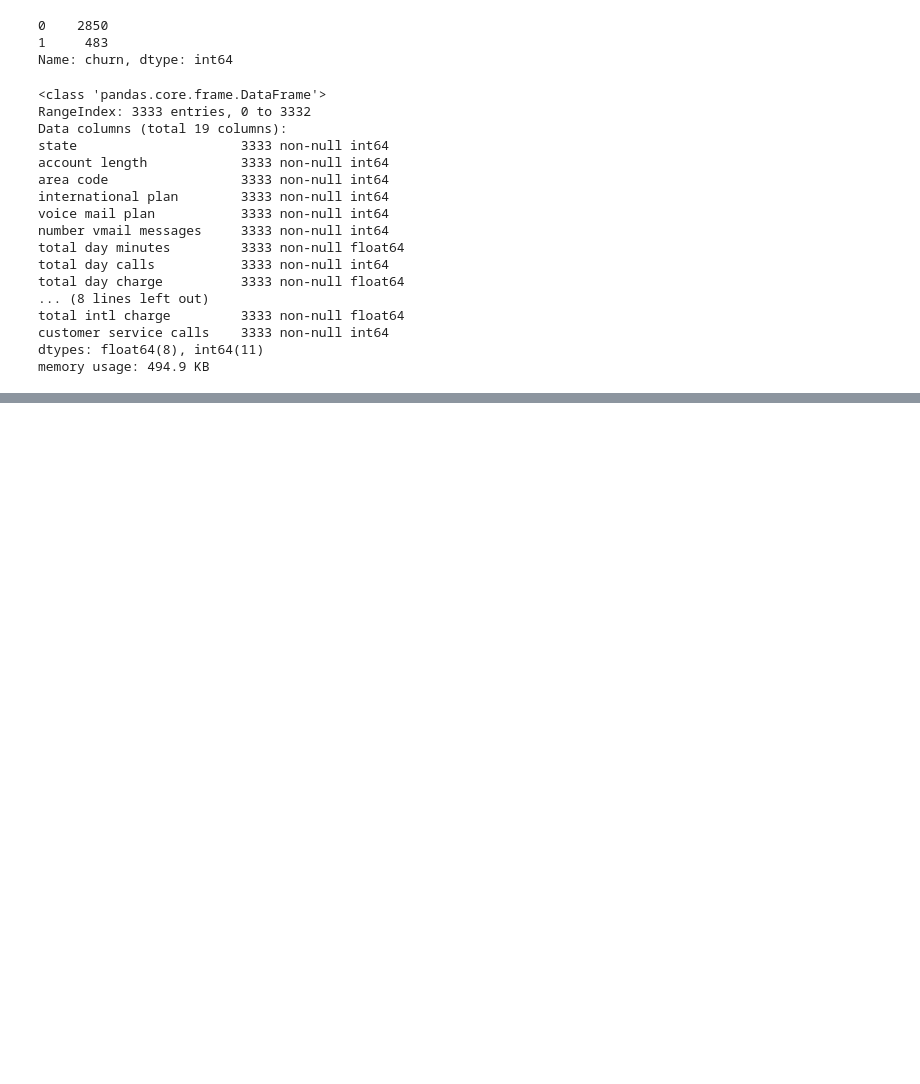
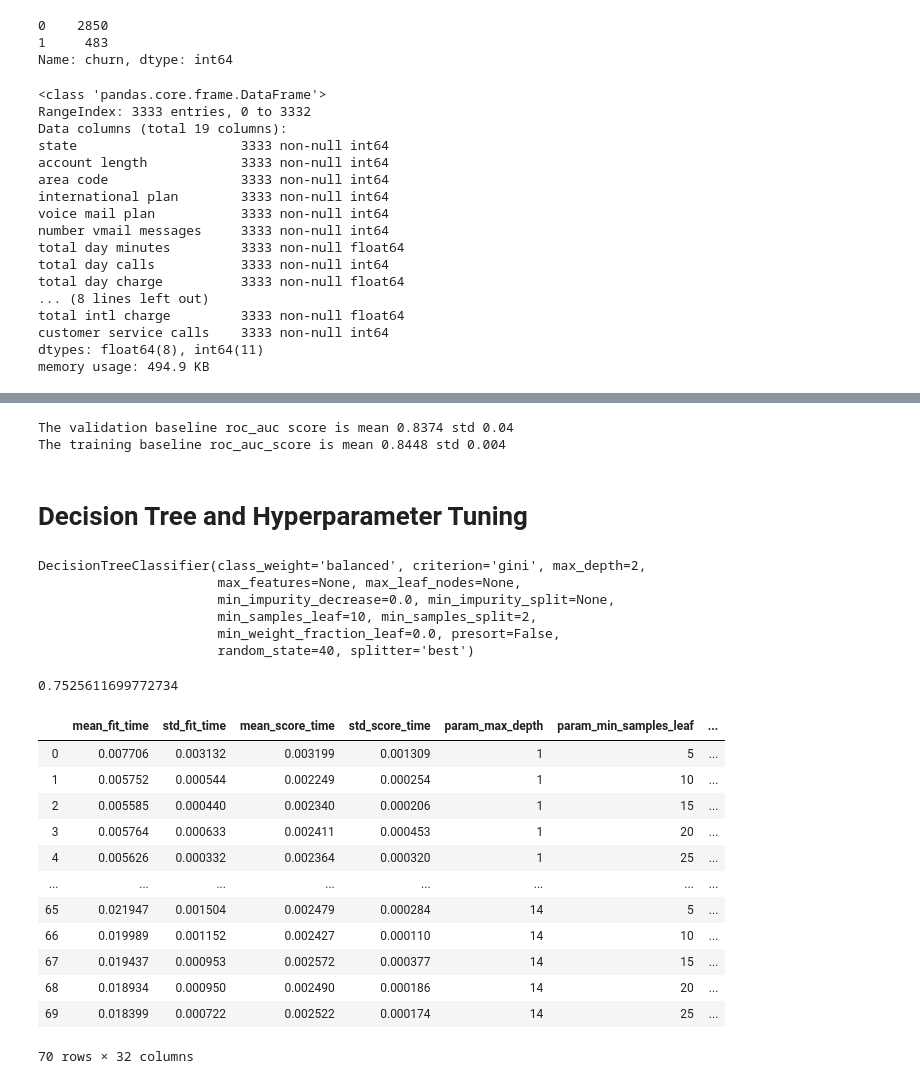
Before and after one commit to matteomm/syriatel_customerchurn_project, a Jupyter notebook: index.ipynb, the cells around one changed output, grey strips where cells are left out. Drawn from its saved outputs; the diff is of its cells as text; code cells hidden in the pictures; blank space fills up the shorter version.

```diff
--- a/index.ipynb
+++ b/index.ipynb
@@ -397,8 +417,0 @@ My test set dependant variable is (667,)
-# %%
-# further split of the initial dataset into training and validation sets
-X_train, X_validation, y_train, y_validation = train_test_split(X_train_f, y_train_f, test_size = .2, random_state = 43)
-
-print(f'My training set is {X_train.shape}')
-print(f'My validation set is {X_validation.shape}')
-print(f'My training set dependant variable is {y_train.shape}')
-print(f'My validation set dependant variable is {y_validation.shape}')
@@ -503,0 +437,13 @@ test: 0.86
+# %%
+skf = StratifiedKFold(n_splits = 10, random_state = 600)
+
+param_grid = {'var_smoothing': [1e-09]}
+
+opt_model = GridSearchCV(model_naive,
+                         param_grid,
+                         cv=skf,
+                         scoring='roc_auc',
+                         return_train_score=True)
+opt_model.fit(X_train,y_train)
+
+opt_model.cv_results_
@@ -503,0 +468,57 @@ test: 0.86
+# %%
+print('The validation baseline roc_auc score is mean 0.8374 std 0.04')
+print('The training baseline roc_auc_score is mean 0.8448 std 0.004 ')
+# %% [output]
+The validation baseline roc_auc score is mean 0.8374 std 0.04
+The training baseline roc_auc_score is mean 0.8448 std 0.004
+# %% [markdown]
+# Decision Tree and Hyperparameter Tuning
+# %%
+from sklearn.tree import DecisionTreeClassifier
+# setting up the learner
+model_tree = DecisionTreeClassifier(max_depth=2,min_samples_leaf=10,random_state=40, class_weight = 'balanced' )
+# fitting the model
+model_tree.fit(X_train, y_train)
+# %% [output]
+DecisionTreeClassifier(class_weight='balanced', criterion='gini', max_depth=2,
+                       max_features=None, max_leaf_nodes=None,
+                       min_impurity_decrease=0.0, min_impurity_split=None,
+                       min_samples_leaf=10, min_samples_split=2,
+                       min_weight_fraction_leaf=0.0, presort=False,
+                       random_state=40, splitter='best')
+# %%
+# predicted values for unoptimised decision tree
+y_hat = model_tree.predict_proba(X_train)[:,1]
+# calculating initial roc_score for the decision tree
+initial_score_roc_auc = roc_auc_score (y_train, y_hat)
+initial_score_roc_auc
+# %% [output]
+0.7525611699772734
+# %%
+# applying hyperparameter optimisation
+skf = StratifiedKFold(n_splits = 10, random_state = 600)
+
+param_grid = {'max_depth': range(1,15), 'min_samples_leaf': [5,10,15, 20,25] }
+
+opt_model = GridSearchCV(model_tree,
+                         param_grid,
+                         cv=skf,
+                         scoring='roc_auc',
+                         return_train_score=True)
+opt_model.fit(X_train,y_train)
+
+pd.DataFrame(opt_model.cv_results_)
+# %% [output]
+|  | mean_fit_time | std_fit_time | mean_score_time | std_score_time | param_max_depth | param_min_samples_leaf | ... |
+| 0 | 0.007706 | 0.003132 | 0.003199 | 0.001309 | 1 | 5 | ... |
+| 1 | 0.005752 | 0.000544 | 0.002249 | 0.000254 | 1 | 10 | ... |
+| 2 | 0.005585 | 0.000440 | 0.002340 | 0.000206 | 1 | 15 | ... |
+| 3 | 0.005764 | 0.000633 | 0.002411 | 0.000453 | 1 | 20 | ... |
+| 4 | 0.005626 | 0.000332 | 0.002364 | 0.000320 | 1 | 25 | ... |
+| ... | ... | ... | ... | ... | ... | ... | ... |
+| 65 | 0.021947 | 0.001504 | 0.002479 | 0.000284 | 14 | 5 | ... |
+| 66 | 0.019989 | 0.001152 | 0.002427 | 0.000110 | 14 | 10 | ... |
+| 67 | 0.019437 | 0.000953 | 0.002572 | 0.000377 | 14 | 15 | ... |
+| 68 | 0.018934 | 0.000950 | 0.002490 | 0.000186 | 14 | 20 | ... |
+| 69 | 0.018399 | 0.000722 | 0.002522 | 0.000174 | 14 | 25 | ... |
+70 rows × 32 columns
```
Also changed, not shown: parts of 31 cells of this notebook.
